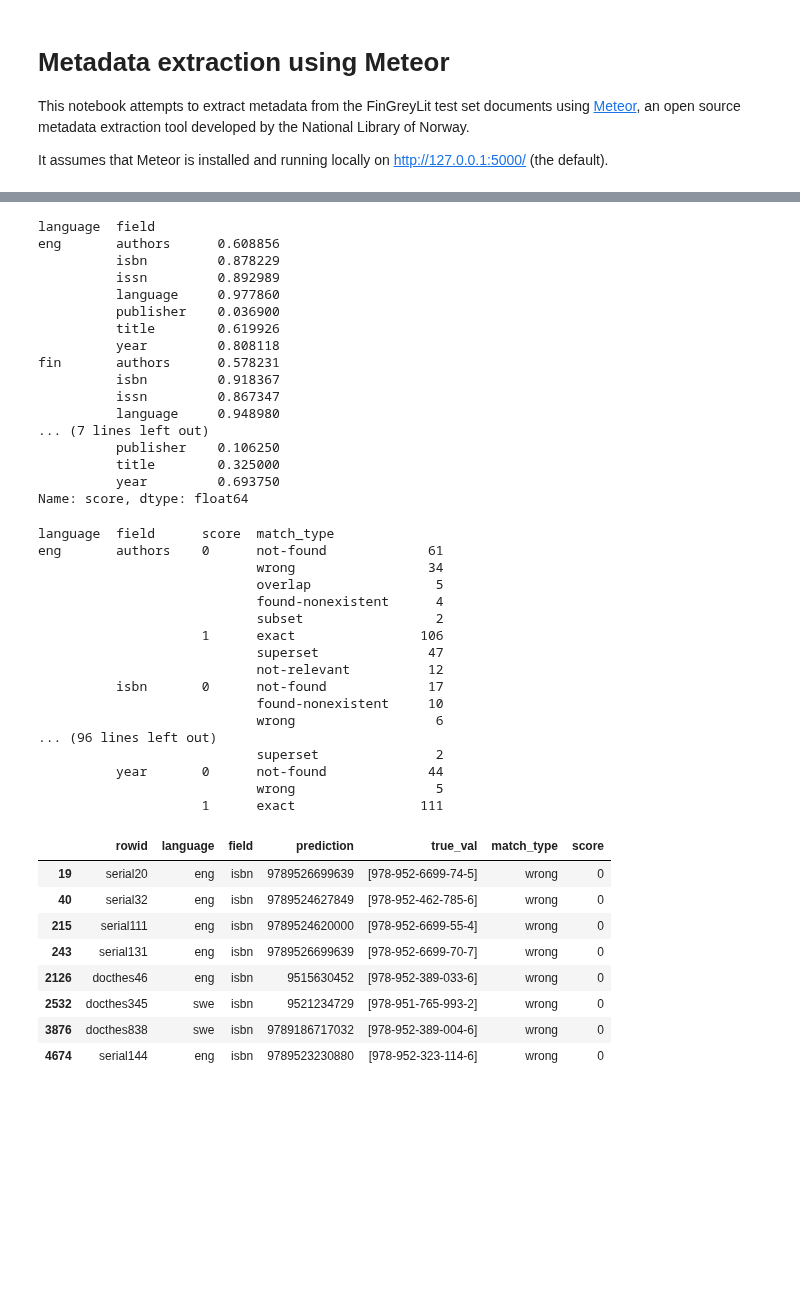
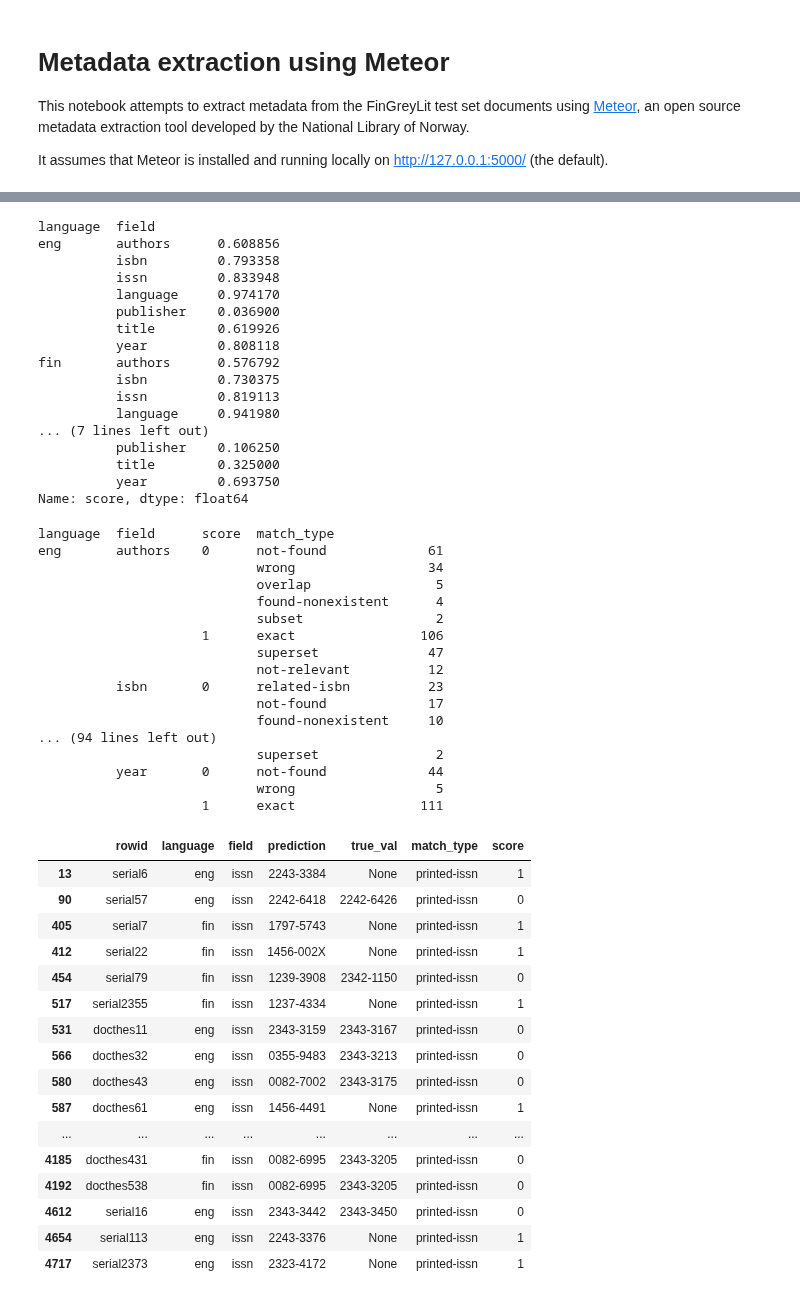
Before and after one commit to NatLibFi/FinGreyLit, a Jupyter notebook: experiments/meteor/Meteor-metadata-extraction.ipynb, the cells around one changed output, grey strips where cells are left out. Drawn from its saved outputs; the diff is of its cells as text; code cells hidden in the pictures; blank space fills up the shorter version.

Commit message:
fix many ISSNs in metadata to match what the PDF states

```diff
--- a/experiments/meteor/Meteor-metadata-extraction.ipynb
+++ b/experiments/meteor/Meteor-metadata-extraction.ipynb
@@ -164,9 +164,12 @@ def compare(rec, dc_key, meteor_key):
     elif predicted_val is None:
         return ('not-found', 0)
     elif dc_key == 'dc.relation.eissn' and predicted_val == rec.get('dc.relation.pissn'):
-        return ('printed-issn', 1)
+        if true_val is None:
+            return ('printed-issn', 1)  # this is the only ISSN available, so counts as a success
+        else:
+            return ('printed-issn', 0)  # Meteor chose the wrong (printed) ISSN even though an e-ISSN was available
     elif dc_key == 'dc.identifier.isbn' and predicted_val == rec.get('dc.relation.isbn', [''])[0].replace('-', ''):
-        return ('related-isbn', 1)
+        return ('related-isbn', 0)
     elif true_val is None:
         return ('found-nonexistent', 0)
     elif true_val in predicted_val:
@@ -221,16 +228,16 @@ df.groupby(['language','field'])['score'].mean()
 # %% [output]
 language  field
 eng       authors      0.608856
-          isbn         0.878229
-          issn         0.892989
-          language     0.977860
+          isbn         0.793358
+          issn         0.833948
+          language     0.974170
           publisher    0.036900
           title        0.619926
           year         0.808118
-fin       authors      0.578231
-          isbn         0.918367
-          issn         0.867347
-          language     0.948980
+fin       authors      0.576792
+          isbn         0.730375
+          issn         0.819113
+          language     0.941980
 ... (7 lines left out)
           publisher    0.106250
           title        0.325000
@@ -249,24 +256,32 @@ eng       authors    0      not-found             61
                      1      exact                106
                             superset              47
                             not-relevant          12
-          isbn       0      not-found             17
+          isbn       0      related-isbn          23
+                            not-found             17
                             found-nonexistent     10
-                            wrong                  6
-... (96 lines left out)
+... (94 lines left out)
                             superset               2
           year       0      not-found             44
                             wrong                  5
                      1      exact                111
 # %%
 pd.set_option('display.max_rows', None)
-df[df['match_type'] == 'wrong'][df['field'] == 'isbn']
+df[(df['match_type'] == 'printed-issn') & (df['field'] == 'issn')]
 # %% [output]
 |  | rowid | language | field | prediction | true_val | match_type | score |
-| 19 | serial20 | eng | isbn | 9789526699639 | [978-952-6699-74-5] | wrong | 0 |
-| 40 | serial32 | eng | isbn | 9789524627849 | [978-952-462-785-6] | wrong | 0 |
-| 215 | serial111 | eng | isbn | 9789524620000 | [978-952-6699-55-4] | wrong | 0 |
-| 243 | serial131 | eng | isbn | 9789526699639 | [978-952-6699-70-7] | wrong | 0 |
-| 2126 | docthes46 | eng | isbn | 9515630452 | [978-952-389-033-6] | wrong | 0 |
-| 2532 | docthes345 | swe | isbn | 9521234729 | [978-951-765-993-2] | wrong | 0 |
-| 3876 | docthes838 | swe | isbn | 9789186717032 | [978-952-389-004-6] | wrong | 0 |
-| 4674 | serial144 | eng | isbn | 9789523230880 | [978-952-323-114-6] | wrong | 0 |
+| 13 | serial6 | eng | issn | 2243-3384 | None | printed-issn | 1 |
+| 90 | serial57 | eng | issn | 2242-6418 | 2242-6426 | printed-issn | 0 |
+| 405 | serial7 | fin | issn | 1797-5743 | None | printed-issn | 1 |
+| 412 | serial22 | fin | issn | 1456-002X | None | printed-issn | 1 |
+| 454 | serial79 | fin | issn | 1239-3908 | 2342-1150 | printed-issn | 0 |
+| 517 | serial2355 | fin | issn | 1237-4334 | None | printed-issn | 1 |
+| 531 | docthes11 | eng | issn | 2343-3159 | 2343-3167 | printed-issn | 0 |
+| 566 | docthes32 | eng | issn | 0355-9483 | 2343-3213 | printed-issn | 0 |
+| 580 | docthes43 | eng | issn | 0082-7002 | 2343-3175 | printed-issn | 0 |
+| 587 | docthes61 | eng | issn | 1456-4491 | None | printed-issn | 1 |
+| ... | ... | ... | ... | ... | ... | ... | ... |
+| 4185 | docthes431 | fin | issn | 0082-6995 | 2343-3205 | printed-issn | 0 |
+| 4192 | docthes538 | fin | issn | 0082-6995 | 2343-3205 | printed-issn | 0 |
+| 4612 | serial16 | eng | issn | 2343-3442 | 2343-3450 | printed-issn | 0 |
+| 4654 | serial113 | eng | issn | 2243-3376 | None | printed-issn | 1 |
+| 4717 | serial2373 | eng | issn | 2323-4172 | None | printed-issn | 1 |
```
Also changed, not shown: parts of 3 cells of this notebook, 16 other files.
